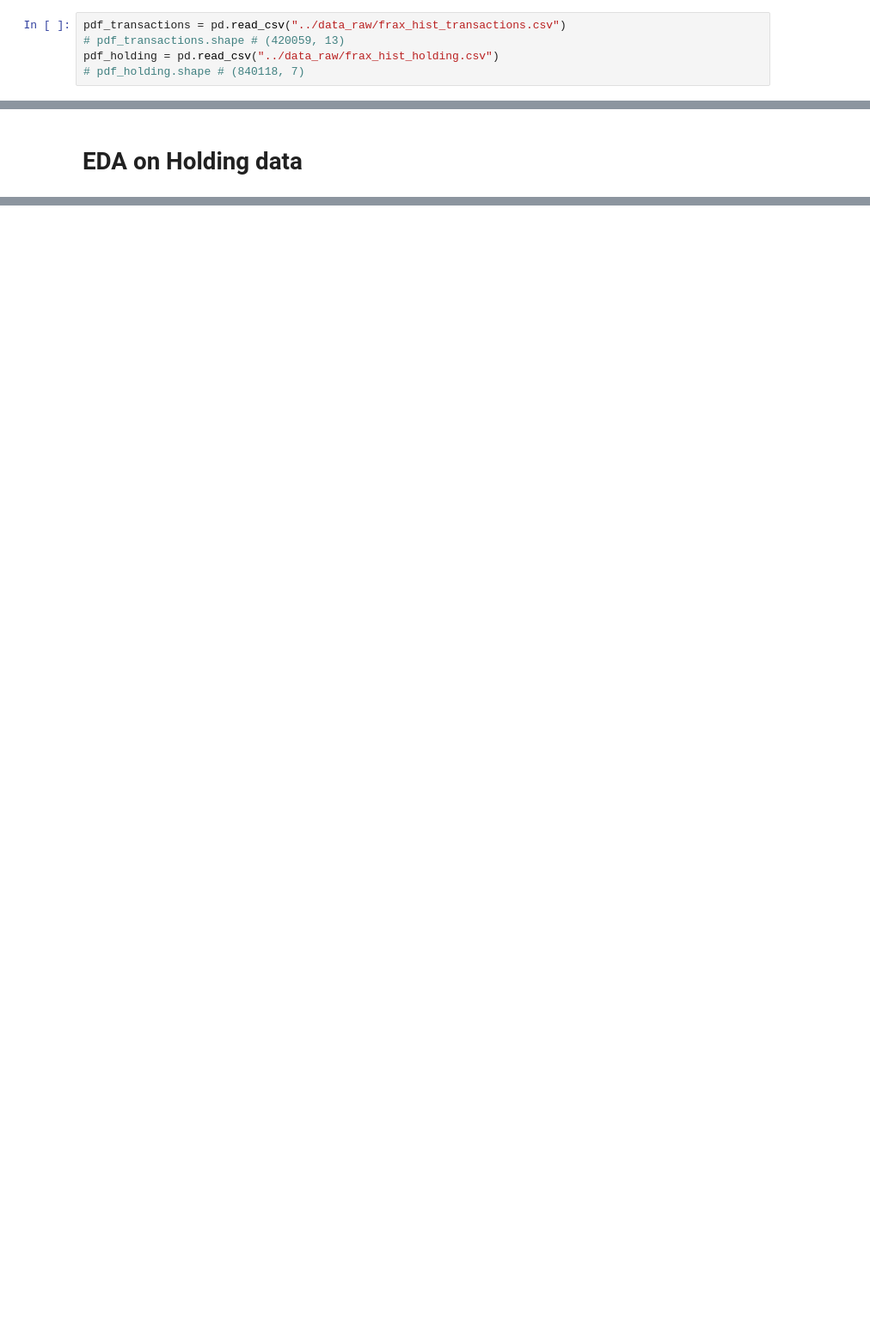
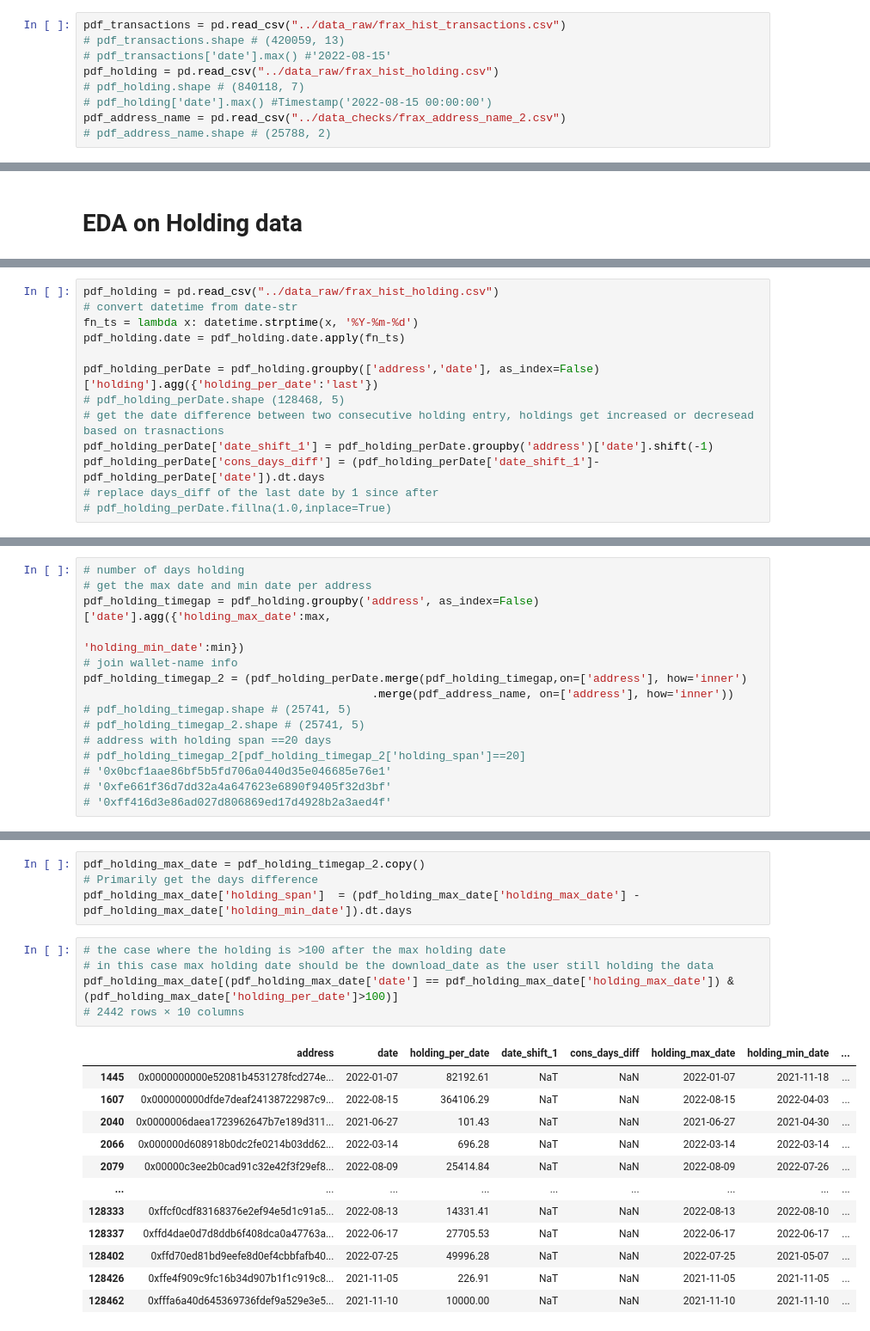
Before and after one commit to rijulizer/FRAX-Finance-Analysis, a Jupyter notebook: data_analysis/frax_hist_holding_transactoions.ipynb, the cells around one changed output, grey strips where cells are left out. Shown at 86% size. Cells and saved outputs as stored; diff of their text form; blank space fills up the shorter version.

Commit message:
added EDA on holding

```diff
--- a/data_analysis/frax_hist_holding_transactoions.ipynb
+++ b/data_analysis/frax_hist_holding_transactoions.ipynb
@@ -16,8 +21,12 @@ frax_contract_address = "0x853d955aCEf822Db058eb8505911ED77F175b99e"
 # %%
 pdf_transactions = pd.read_csv("../data_raw/frax_hist_transactions.csv")
 # pdf_transactions.shape # (420059, 13)
+# pdf_transactions['date'].max() #'2022-08-15'
 pdf_holding = pd.read_csv("../data_raw/frax_hist_holding.csv")
 # pdf_holding.shape # (840118, 7)
+# pdf_holding['date'].max() #Timestamp('2022-08-15 00:00:00')
+pdf_address_name = pd.read_csv("../data_checks/frax_address_name_2.csv")
+# pdf_address_name.shape # (25788, 2)
 # %%
 pdf_transactions.head()
 # %% [output]
@@ -42,0 +116,13 @@ pdf_holdingit
+# %%
+pdf_holding = pd.read_csv("../data_raw/frax_hist_holding.csv")
+# convert datetime from date-str
+fn_ts = lambda x: datetime.strptime(x, '%Y-%m-%d')
+pdf_holding.date = pdf_holding.date.apply(fn_ts)
+
+pdf_holding_perDate = pdf_holding.groupby(['address','date'], as_index=False)['holding'].agg({'holding_per_date':'last'})
+# pdf_holding_perDate.shape (128468, 5)
+# get the date difference between two consecutive holding entry, holdings get increased or decresead based on trasnactions
+pdf_holding_perDate['date_shift_1'] = pdf_holding_perDate.groupby('address')['date'].shift(-1)
+pdf_holding_perDate['cons_days_diff'] = (pdf_holding_perDate['date_shift_1']- pdf_holding_perDate['date']).dt.days
+# replace days_diff of the last date by 1 since after
+# pdf_holding_perDate.fillna(1.0,inplace=True)
@@ -42,0 +158,15 @@ pdf_holdingit
+# %%
+# number of days holding
+# get the max date and min date per address
+pdf_holding_timegap = pdf_holding.groupby('address', as_index=False)['date'].agg({'holding_max_date':max,
+                                                                                  'holding_min_date':min})
+# join wallet-name info
+pdf_holding_timegap_2 = (pdf_holding_perDate.merge(pdf_holding_timegap,on=['address'], how='inner')
+                                           .merge(pdf_address_name, on=['address'], how='inner'))
+# pdf_holding_timegap.shape # (25741, 5)
+# pdf_holding_timegap_2.shape # (25741, 5)
+# address with holding span ==20 days
+# pdf_holding_timegap_2[pdf_holding_timegap_2['holding_span']==20]
+# '0x0bcf1aae86bf5b5fd706a0440d35e046685e76e1'
+# '0xfe661f36d7dd32a4a647623e6890f9405f32d3bf'
+# '0xff416d3e86ad027d806869ed17d4928b2a3aed4f'
@@ -42,0 +190,22 @@ pdf_holdingit
+# %%
+pdf_holding_max_date = pdf_holding_timegap_2.copy()
+# Primarily get the days difference
+pdf_holding_max_date['holding_span']  = (pdf_holding_max_date['holding_max_date'] - pdf_holding_max_date['holding_min_date']).dt.days
+# %%
+# the case where the holding is >100 after the max holding date
+# in this case max holding date should be the download_date as the user still holding the data
+pdf_holding_max_date[(pdf_holding_max_date['date'] == pdf_holding_max_date['holding_max_date']) & (pdf_holding_max_date['holding_per_date']>100)]
+# 2442 rows × 10 columns
+# %% [output]
+|  | address | date | holding_per_date | date_shift_1 | cons_days_diff | holding_max_date | holding_min_date | ... |
+| 1445 | 0x0000000000e52081b4531278fcd274e... | 2022-01-07 | 82192.61 | NaT | NaN | 2022-01-07 | 2021-11-18 | ... |
+| 1607 | 0x000000000dfde7deaf24138722987c9... | 2022-08-15 | 364106.29 | NaT | NaN | 2022-08-15 | 2022-04-03 | ... |
+| 2040 | 0x0000006daea1723962647b7e189d311... | 2021-06-27 | 101.43 | NaT | NaN | 2021-06-27 | 2021-04-30 | ... |
+| 2066 | 0x000000d608918b0dc2fe0214b03dd62... | 2022-03-14 | 696.28 | NaT | NaN | 2022-03-14 | 2022-03-14 | ... |
+| 2079 | 0x00000c3ee2b0cad91c32e42f3f29ef8... | 2022-08-09 | 25414.84 | NaT | NaN | 2022-08-09 | 2022-07-26 | ... |
+| ... | ... | ... | ... | ... | ... | ... | ... | ... |
+| 128333 | 0xffcf0cdf83168376e2ef94e5d1c91a5... | 2022-08-13 | 14331.41 | NaT | NaN | 2022-08-13 | 2022-08-10 | ... |
+| 128337 | 0xffd4dae0d7d8ddb6f408dca0a47763a... | 2022-06-17 | 27705.53 | NaT | NaN | 2022-06-17 | 2022-06-17 | ... |
+| 128402 | 0xffd70ed81bd9eefe8d0ef4cbbfafb40... | 2022-07-25 | 49996.28 | NaT | NaN | 2022-07-25 | 2021-05-07 | ... |
+| 128426 | 0xffe4f909c9fc16b34d907b1f1c919c8... | 2021-11-05 | 226.91 | NaT | NaN | 2021-11-05 | 2021-11-05 | ... |
+| 128462 | 0xfffa6a40d645369736fdef9a529e3e5... | 2021-11-10 | 10000.00 | NaT | NaN | 2021-11-10 | 2021-11-10 | ... |
```
Also changed, not shown: parts of 39 cells of this notebook, 1 other file.
